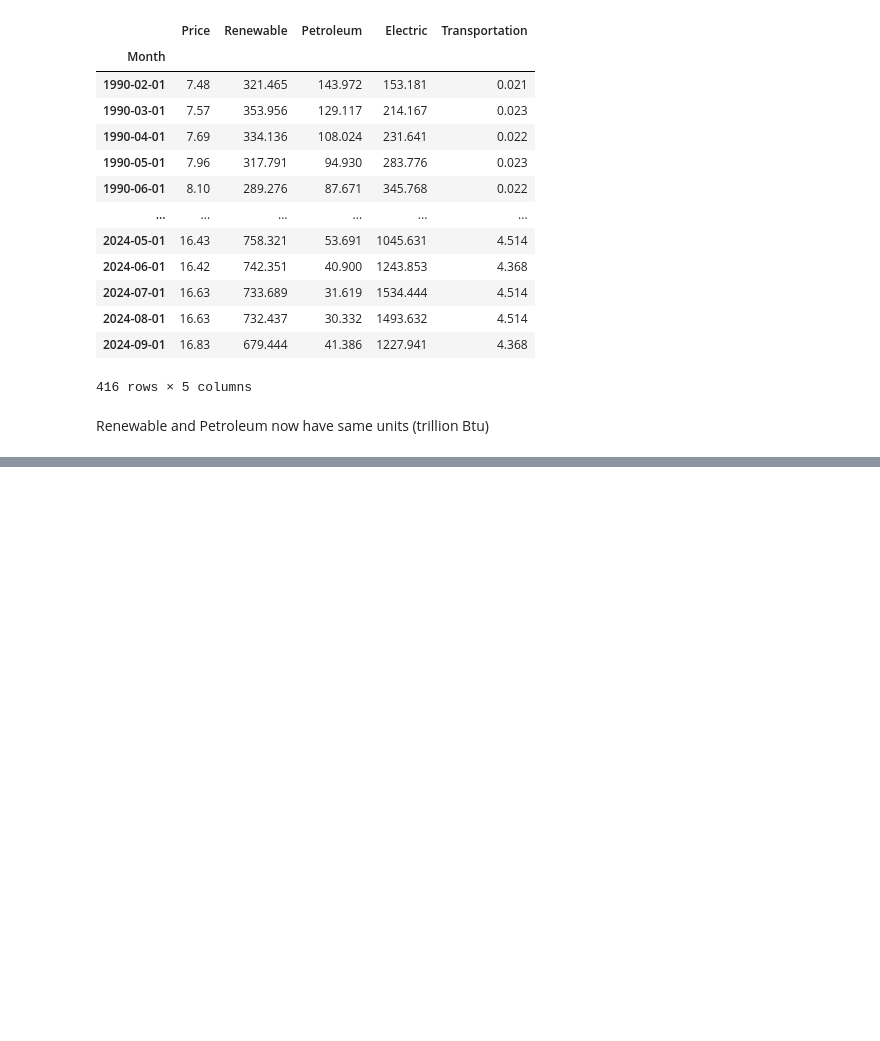
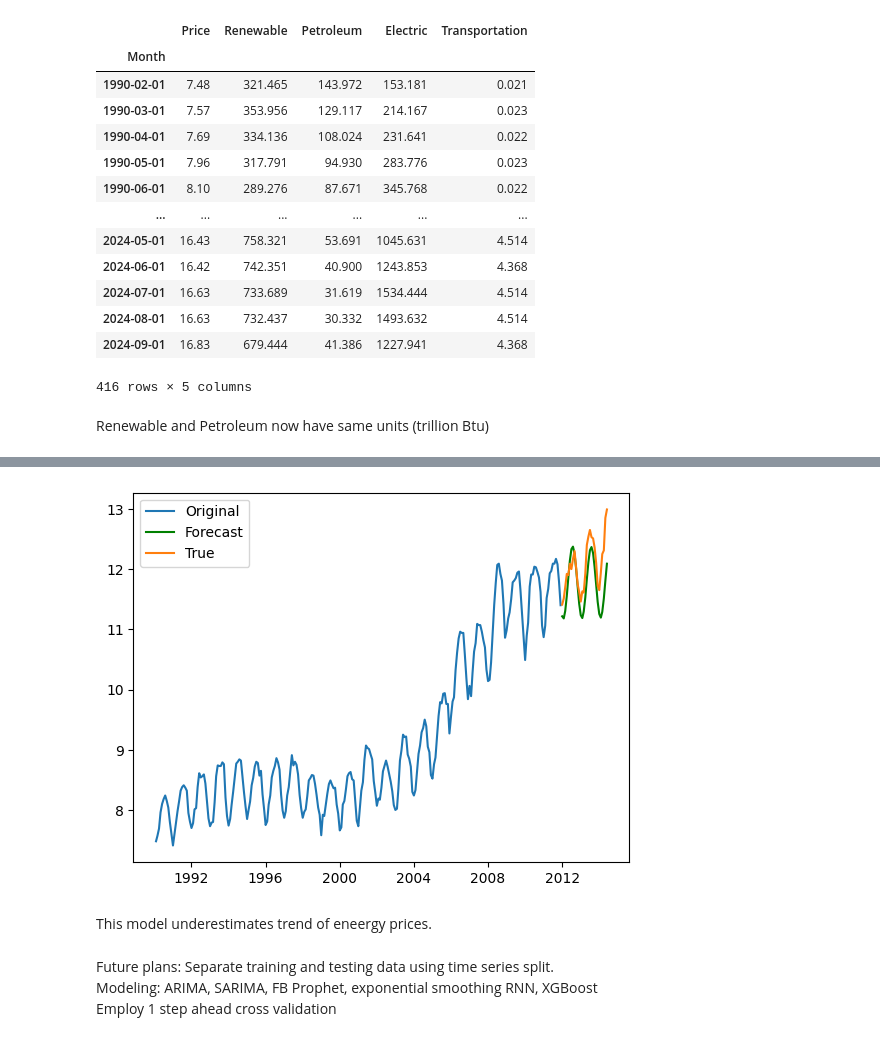
Before and after one commit to bktakacs/springboard_dsc_capstone3, a Jupyter notebook: pp-model.ipynb, the cells around one changed output, grey strips where cells are left out. Saved outputs shown, nothing was run; the diff lists cells and outputs as text; code cells hidden in the pictures; blank space fills up the shorter version.

Commit message:
first arima model

```diff
--- a/pp-model.ipynb
+++ b/pp-model.ipynb
@@ -19,6 +20,7 @@ from sklearn import preprocessing
 ### __Load Data__
 # %%
 df = pd.read_csv('./data/df1.csv', index_col=0)
+df.index = pd.to_datetime(df.index)
 df
 # %% [output]
 |  | Average Price of Electricity to U... | Total Renewable Energy Consumption | Total Petroleum Consumed by the R... | Natural Gas Consumed by the Elect... | ... |
@@ -86,0 +141,26 @@ plt.show()
+# %%
+# Range of pdq values to test
+p = [x for x in range(0, 3)]
+d = [x for x in range(0, 3)]
+q = [x for x in range(0, 3)]
+# d = range(0, 3)
+# q = range(0, 3)
+
+aic_test = np.inf
+for i in p:
+    for j in d:
+        for k in q:
+            try:
+                model = ARIMA(ytrain, order=(i, j, k))
+                model_fit = model.fit()
+                if model_fit.aic < aic_test:
+                    aic_test = model_fit.aic
+                    best_order_price = (i, j, k)
+            except:
+                continue
+
+print('\nBest Order:', best_order_price)
+
+# import warnings
+# warnings.filterwarnings("ignore")
+# best_order_price = model_eval(np.diff(ytrain), p, d, q)
@@ -86,0 +171,5 @@ plt.show()
+# %%
+model = ARIMA(ytrain, order=best_order_price)
+model_fit = model.fit()
+forecast = model_fit.forecast(steps=30)
+model_fit.summary()
@@ -86,0 +197,16 @@ plt.show()
+# %%
+plt.figure()
+plt.plot(ytrain, label='Original')
+plt.plot(forecast, color='green', label='Forecast')
+plt.plot(ytest[:30], label='True')
+plt.legend()
+plt.show()
+# %% [output]
+[figure, added]
+# %% [markdown]
+This model underestimates trend of eneergy prices.
+# %% [markdown]
+Future plans: Separate training and testing data using time series split.\
+Modeling: ARIMA, SARIMA, FB Prophet, exponential smoothing
+ RNN, XGBoost\
+Employ 1 step ahead cross validation
```
Also changed, not shown: parts of 14 cells of this notebook.
